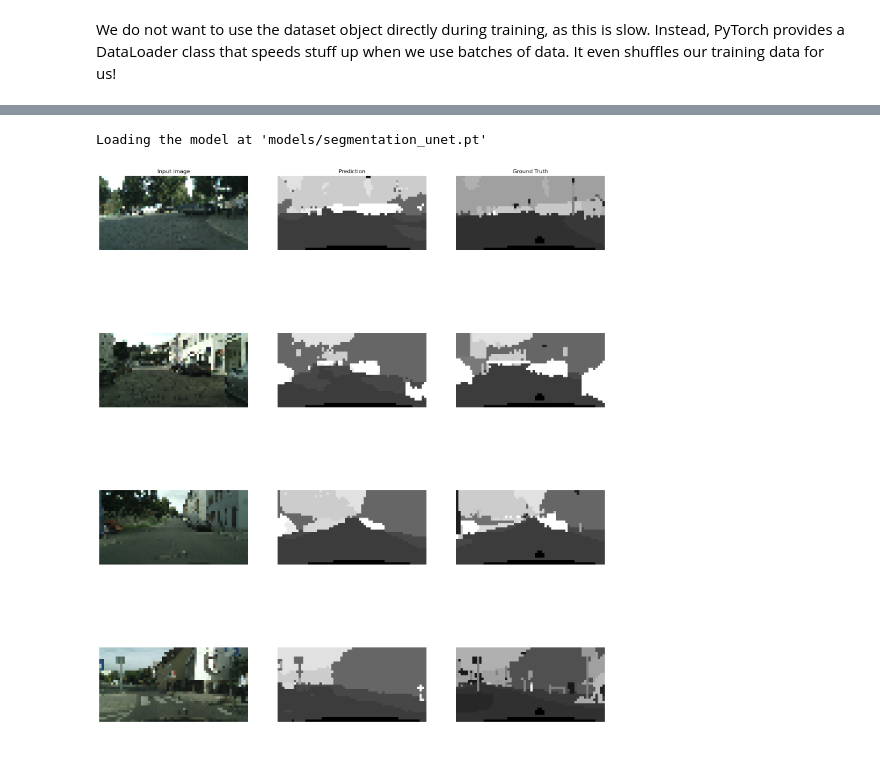
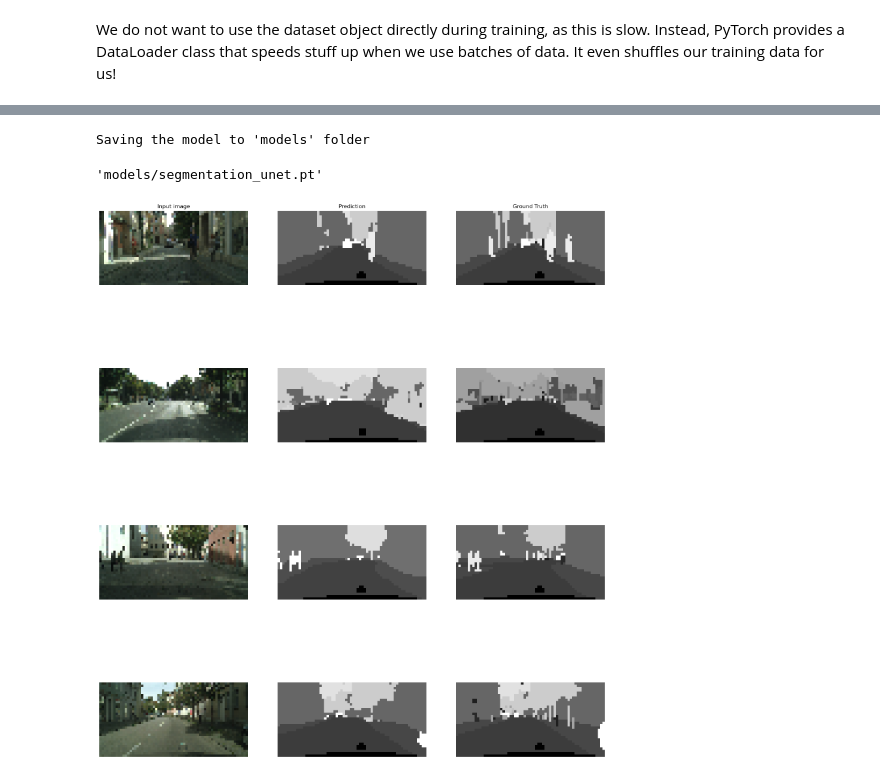
Before and after one commit to TimothyQuark/mtt_jupyter, a Jupyter notebook: car_segmentation.ipynb, the cells around one changed output, grey strips where cells are left out. Saved outputs shown, nothing was run; the diff lists cells and outputs as text; code cells hidden in the pictures.

Commit message:
Basic full setup working as intended, ran for 20 epochs

```diff
--- a/car_segmentation.ipynb
+++ b/car_segmentation.ipynb
@@ -483,11 +498,11 @@ class SegmentationNN(nn.Module):
 hparams = {
     "device": device,
     "num_workers": 8,
-    "epochs": 1,
-    "batch_size": 16,
+    "epochs": 20,
+    "batch_size": 64,
     "max_patience": 10,
-    "input_size": (2048 * 1024)
-    // (SCALING_FACTOR * SCALING_FACTOR),  # Scaled image resolution
+    "input_size": np.array((2048, 1024))
+    // SCALING_FACTOR,  # Scaled image resolution (tuple), not used by actual model since CNN
     # Classes in CityScape, should be 35
     "output_size": len(Cityscapes.classes),
     "learning_rate": 1e-3,
@@ -658,11 +675,12 @@ def load(path):
     print(f"Loading the model at '{path}'")
     return model
 # %%
-# save(model, path="models", file_name="segmentation_unet")
+save(model, path="models", file_name="segmentation_unet")
 
-model = load("models/segmentation_unet.pt")
+# model = load("models/segmentation_unet.pt")
 # %% [output]
-Loading the model at 'models/segmentation_unet.pt'
+Saving the model to 'models' folder
+'models/segmentation_unet.pt'
 # %%
 def visualizer(model, device, test_data):
     n = len(test_data)
@@ -695,6 +713,6 @@ def visualizer(model, device, test_data):
             plt.title("Ground Truth")
 # %%
 num_example_imgs = 4
-visualizer(model, device, train_dataset[0:num_example_imgs])
+visualizer(model, device, train_dataset[6:num_example_imgs + 6])
 # %% [output]
-[figure, old version]
+[figure, new version]
```
Also changed, not shown: parts of 6 cells of this notebook, 2 other files.
